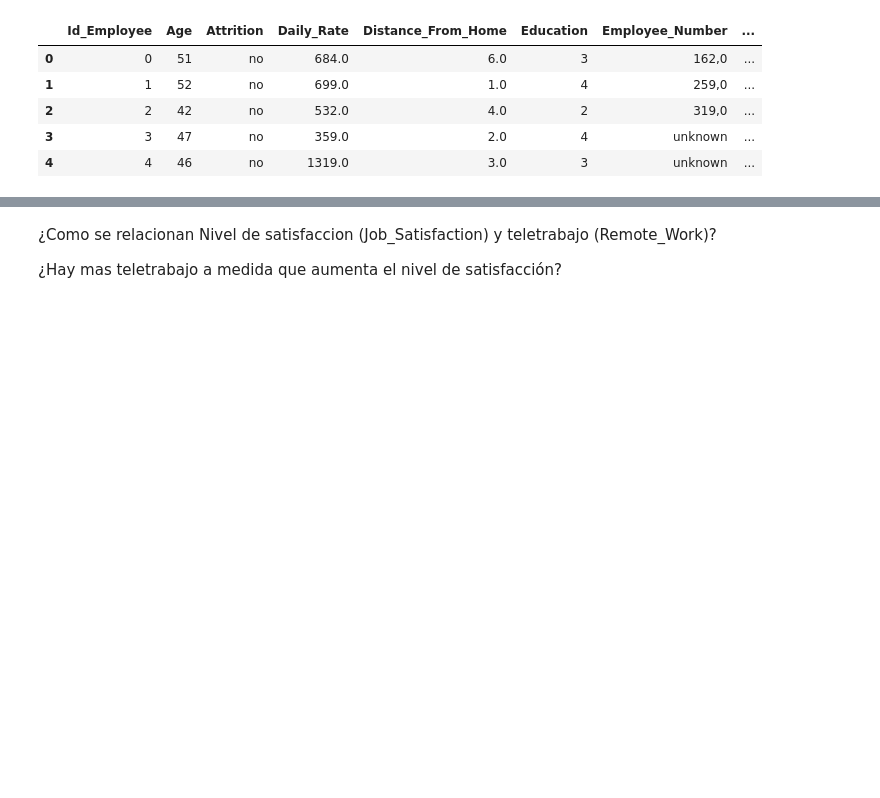
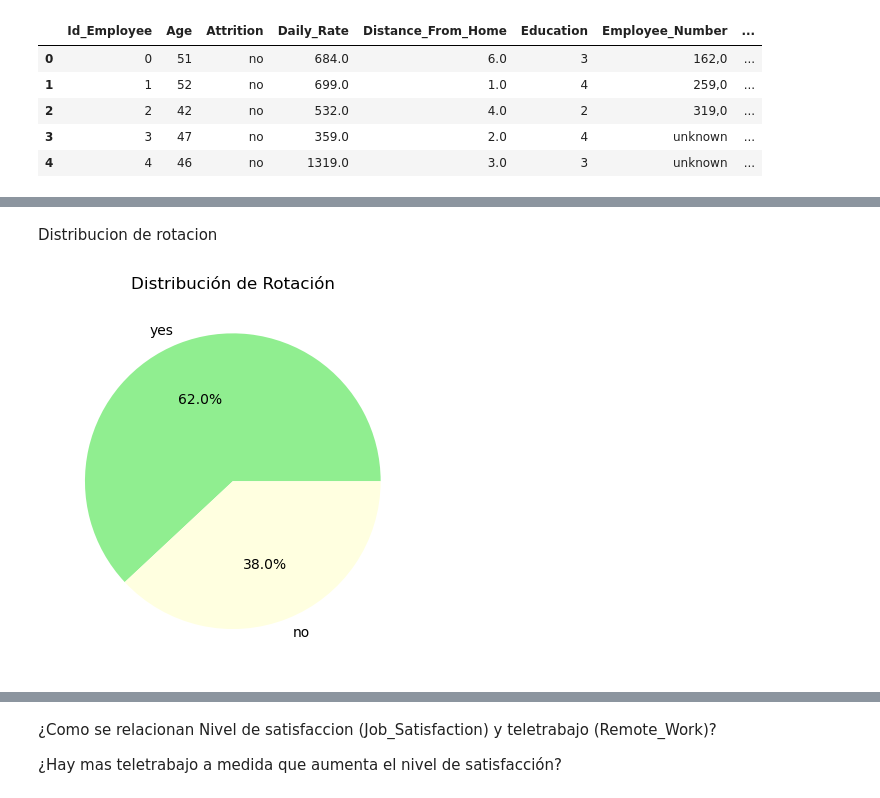
Before and after one commit to Adalab/proyecto-da-promo-c-modulo-3-team-1, a Jupyter notebook: proyecto3_equipo1.ipynb, the cells around one changed output, grey strips where cells are left out. Drawn from its saved outputs; the diff is of its cells as text; code cells hidden in the pictures; blank space fills up the shorter version.

```diff
--- a/proyecto3_equipo1.ipynb
+++ b/proyecto3_equipo1.ipynb
@@ -1505,0 +1504,12 @@ plt.show()
+# %% [markdown]
+Distribucion de rotacion
+# %%
+nivel_rotacion = df2['Remote_Work'].value_counts()
+
+plt.pie(nivel_rotacion, labels=nivel_rotacion.index, autopct='%1.1f%%', colors=['lightgreen', 'lightyellow'])
+
+plt.title('Distribución de Rotación')
+
+plt.show()
+# %% [output]
+[figure, added]
```
Also changed, not shown: parts of 20 cells of this notebook.
